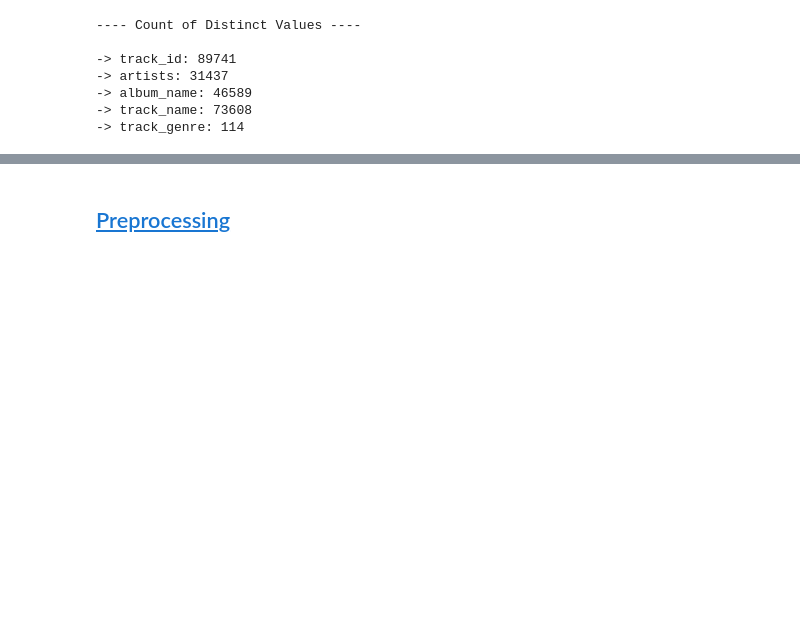
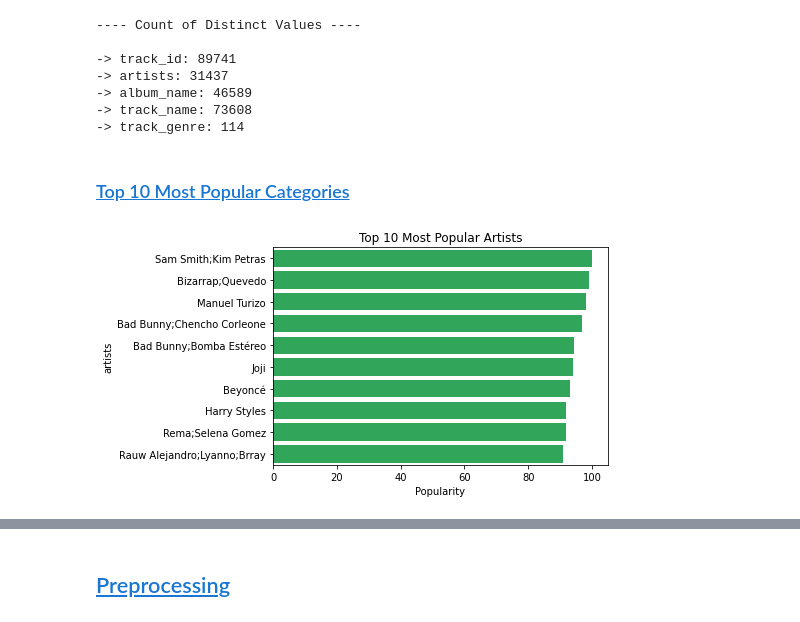
Before and after one commit to raquelcreis/7DaysOfCode-MachineLearning, a Jupyter notebook: analysis.ipynb, the cells around one changed output, grey strips where cells are left out. Cells and saved outputs as stored; diff of their text form; code cells hidden in the pictures; blank space fills up the shorter version.

```diff
--- a/analysis.ipynb
+++ b/analysis.ipynb
@@ -111,3 +120,20 @@ for col in df.columns:
 -> album_name: 46589
 -> track_name: 73608
 -> track_genre: 114
+# %% [markdown]
+### <a id='toc1_1_5_'></a>[Top 10 Most Popular Categories](#toc0_)
+# %%
+def top10MostPop(column,title=None):
+    calcPopularity = df.groupby(column)['popularity'].mean()
+    top10 = calcPopularity.sort_values(ascending=False).head(10)
+    sns.barplot(x=top10.values, y=top10.index, orient='h',color="#1DB954")
+    if title:
+        plt.title(f"{title}")
+    plt.ylabel(f"{column}")
+    plt.xlabel('Popularity')
+    plt.show()
+    return
+# %%
+top10MostPop('artists',"Top 10 Most Popular Artists")
+# %% [output]
+[figure, added]
```
Also changed, not shown: parts of 37 cells of this notebook.
